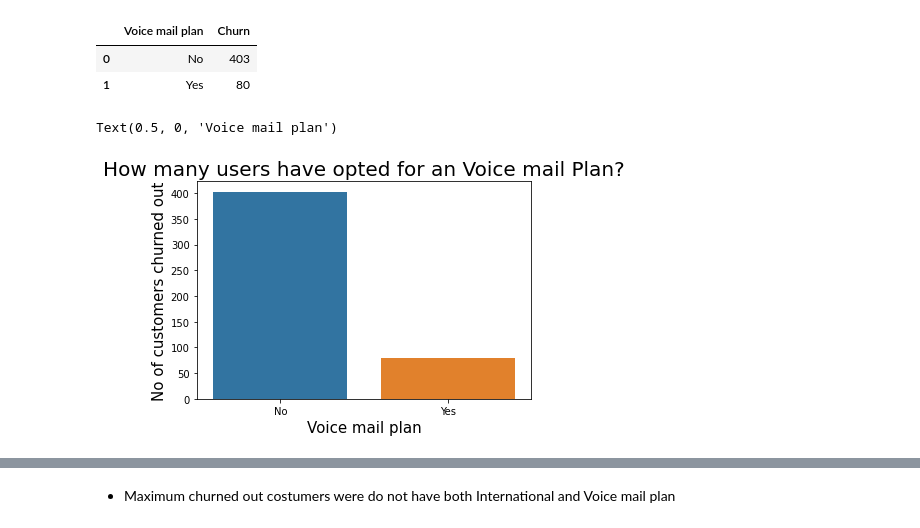
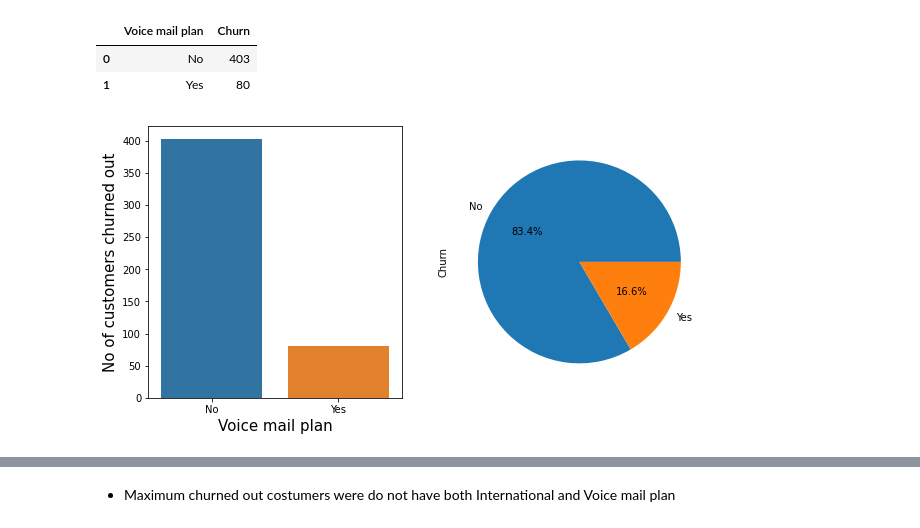
Before and after one commit to Kundan71/EDA-on-IMDB-, a Jupyter notebook: Telecom_Churn_Analysis_Capstone_Project.ipynb, the cells around one changed output, grey strips where cells are left out. Cells and saved outputs as stored; diff of their text form; code cells hidden in the pictures.

```diff
--- a/Telecom_Churn_Analysis_Capstone_Project.ipynb
+++ b/Telecom_Churn_Analysis_Capstone_Project.ipynb
@@ -286,11 +349,16 @@ churn_voice_mail_plan_df
 |  | Voice mail plan | Churn |
 | 0 | No | 403 |
 | 1 | Yes | 80 |
+# %%
+churn_voice_mail_plan_df2 = unsubscribed_df.groupby('Voice mail plan')['Churn'].count()
 # %%
+f = plt.figure(figsize=(10,5))
+ax = f.add_subplot(121)
 ax = sns.barplot(x='Voice mail plan', y='Churn', data=churn_voice_mail_plan_df)
-plt.title('How many users have opted for an Voice mail Plan?', fontsize = 20)
-plt.ylabel('No of customers churned out', fontsize = 15)
-plt.xlabel('Voice mail plan', fontsize = 15)
+ax = plt.ylabel('No of customers churned out', fontsize = 15)
+ax = plt.xlabel('Voice mail plan', fontsize = 15)
+
+ax2 = f.add_subplot(122)
+ax2 = churn_voice_mail_plan_df2.plot.pie(autopct="%.1f%%");
 # %% [output]
-Text(0.5, 0, 'Voice mail plan')
-[figure, old version]
+[figure, new version]
```
Also changed, not shown: parts of 34 cells of this notebook.
